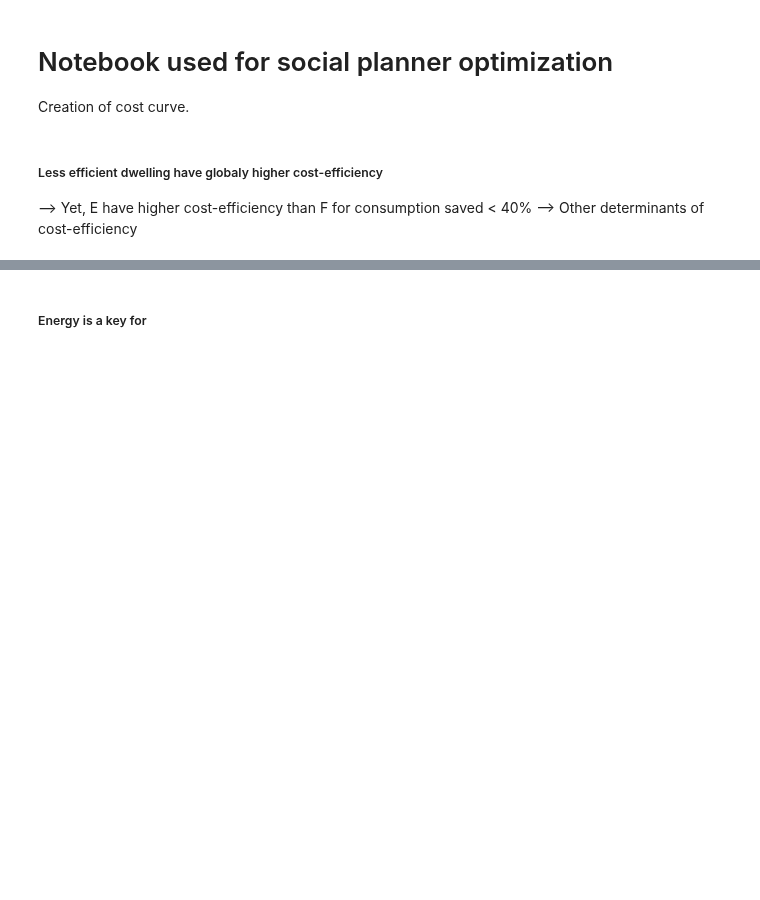
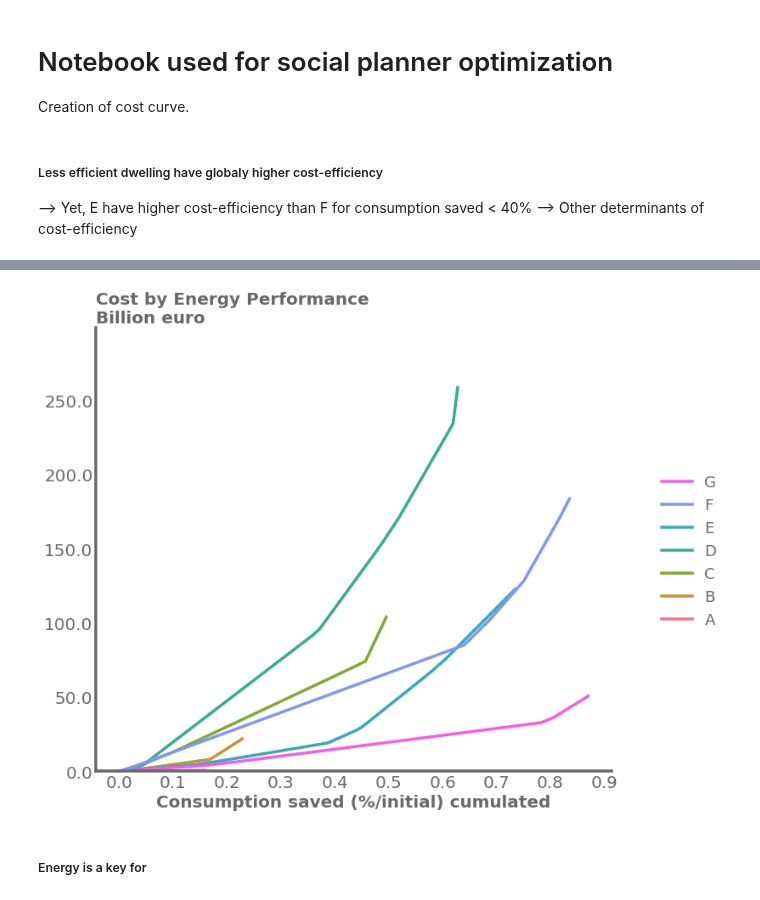
Before and after one commit to CIRED/Res-IRF4, a Jupyter notebook: project/analysis/cost_curve/cost_curve.ipynb, the cells around one changed output, grey strips where cells are left out. Drawn from its saved outputs; the diff is of its cells as text; code cells hidden in the pictures; blank space fills up the shorter version.

```diff
--- a/project/analysis/cost_curve/cost_curve.ipynb
+++ b/project/analysis/cost_curve/cost_curve.ipynb
@@ -18,0 +20,4 @@ make_plots(dict_cost, 'Cost by Energy Performance (Billion euro)', loc='left', l
+# %%
+dict_cost, _ = social_planner(aggregation_archetype=['Performance'], building_stock='simple_1')
+make_plots(dict_cost, 'Cost by Energy Performance (Billion euro)', loc='left', left=1.15)
+# %% [output]
@@ -19,3 +25,4 @@ make_plots(dict_cost, 'Cost by Energy Performance (Billion euro)', loc='left', l
+[figure, added]
 # %% [markdown]
 ##### Energy is a key for
 # %%
```
Also changed, not shown: parts of 2 cells of this notebook, 1 other file.
